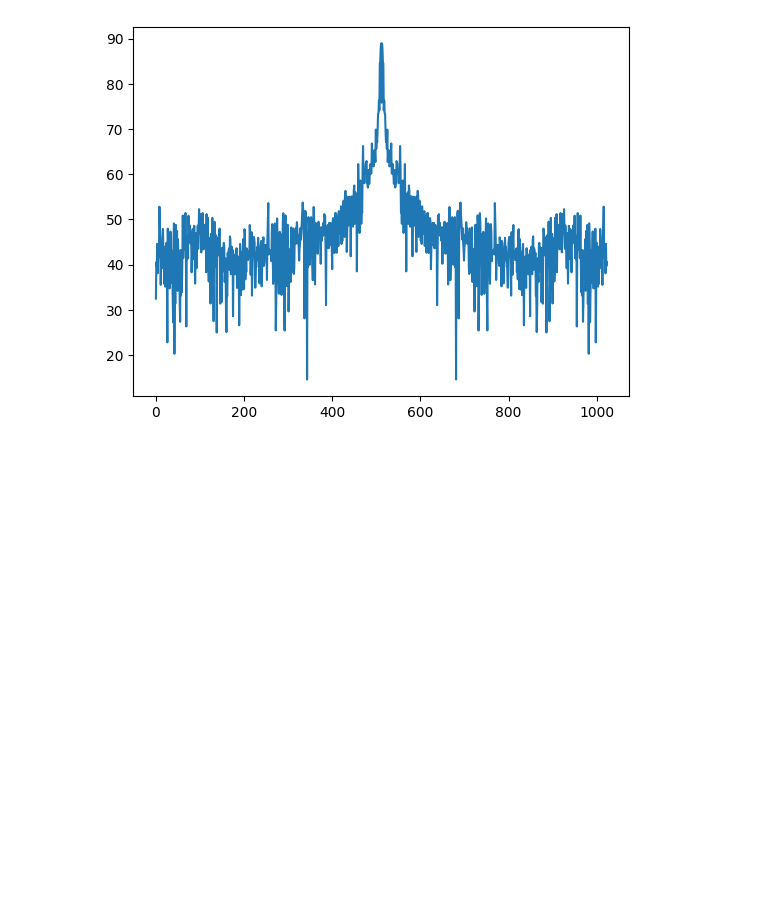
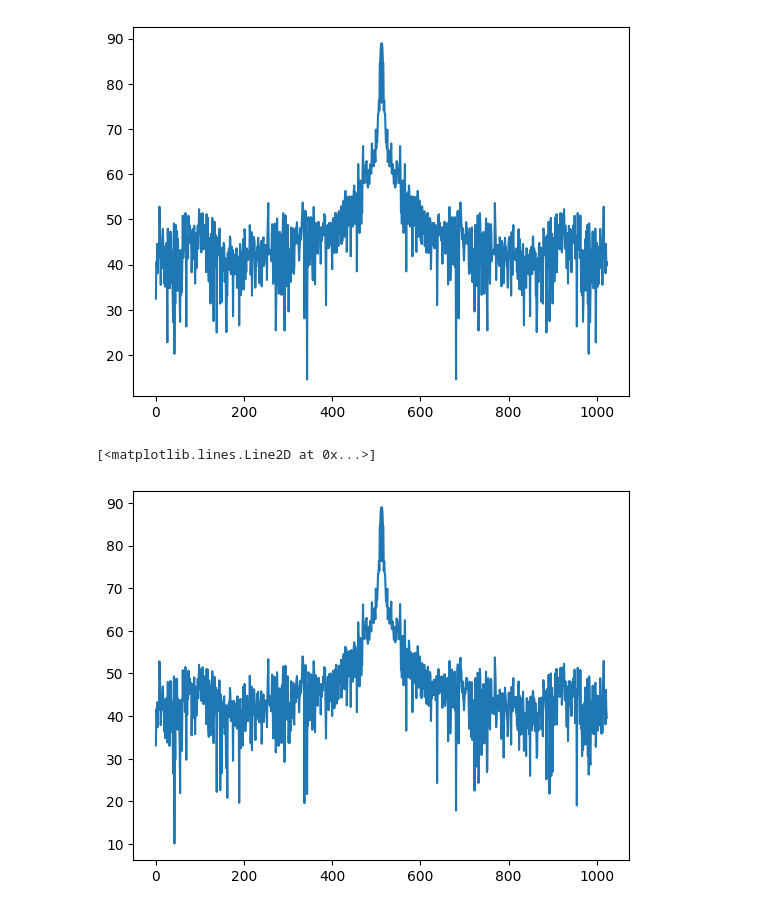
Before and after one commit to teleplayer123/audio_recognition, a Jupyter notebook: audio_processing.ipynb, the cells around one changed output. Drawn from its saved outputs; the diff is of its cells as text; code cells hidden in the pictures; blank space fills up the shorter version.

```diff
--- a/audio_processing.ipynb
+++ b/audio_processing.ipynb
@@ -236,3 +243,20 @@ plt.plot(audio[0])
 8075
 [<matplotlib.lines.Line2D at 0x...>]
 [figure]
+# %%
+def get_noise(n):
+    noise = (np.random.rand(n) + 1j * np.random.randn(n)) / np.sqrt(2)
+    return noise
+
+def spectrogram(audio, fft_size=1024, sr=8000):
+    noise = get_noise(fft_size)
+    audio_aug = audio + noise
+    spec = np.fft.fftshift(np.fft.fft(audio_aug))
+    mag = 10*np.log10(np.abs(spec)**2)
+    return mag
+
+s = spectrogram(a[:1024])
+plt.plot(s)
+# %% [output]
+[<matplotlib.lines.Line2D at 0x...>]
+[figure, added]
```
Also changed, not shown: parts of 4 cells of this notebook, 3 other files.
